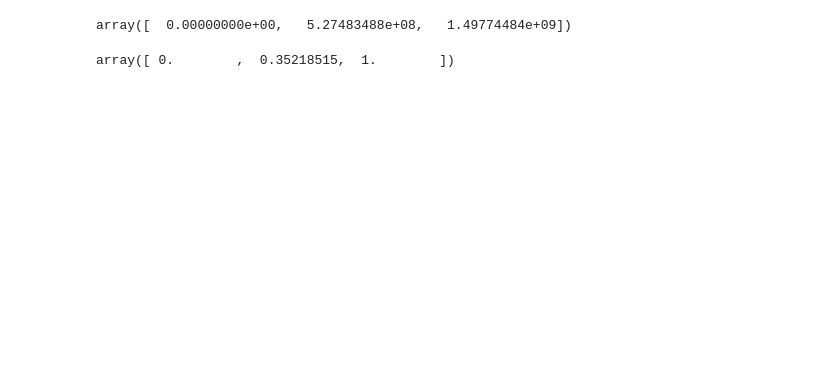
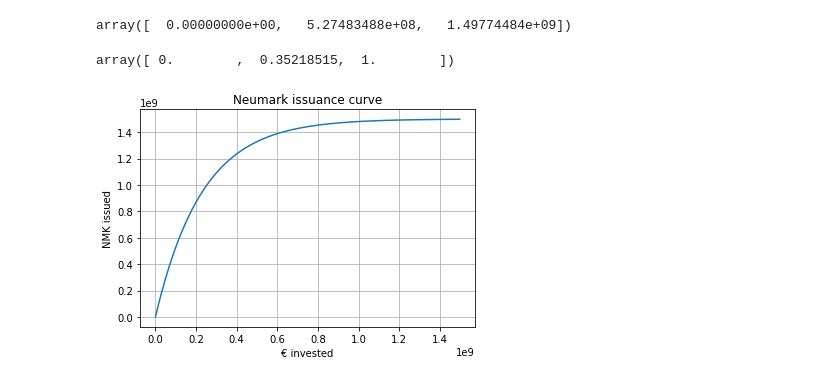
Before and after one commit to Neufund/ico-contracts, a Jupyter notebook: Curve.ipynb, the cells around one changed output. Drawn from its saved outputs; the diff is of its cells as text; code cells hidden in the pictures; blank space fills up the shorter version.

```diff
--- a/Curve.ipynb
+++ b/Curve.ipynb
@@ -31,6 +36,19 @@ array([  0.00000000e+00,   5.27483488e+08,   1.49774484e+09])
 frac(np.array([0.0, 10**8, CAP]))
 # %% [output]
 array([ 0.        ,  0.35218515,  1.        ])
+# %%
+e = np.arange(0.0, CAP, CAP / 10**3)
+n = np.floor(issued(e))
+plt.plot(e, n)
+
+plt.xlabel('€ invested')
+plt.ylabel('NMK issued')
+plt.title('Neumark issuance curve')
+plt.grid(True)
+plt.savefig("Issued.png")
+plt.show()
+# %% [output]
+[figure, added]
 # %%
 e = np.arange(0.0, CAP, CAP / 10**3)
 n = issuance(e)
```
Also changed, not shown: parts of 22 cells of this notebook, 4 other files.
